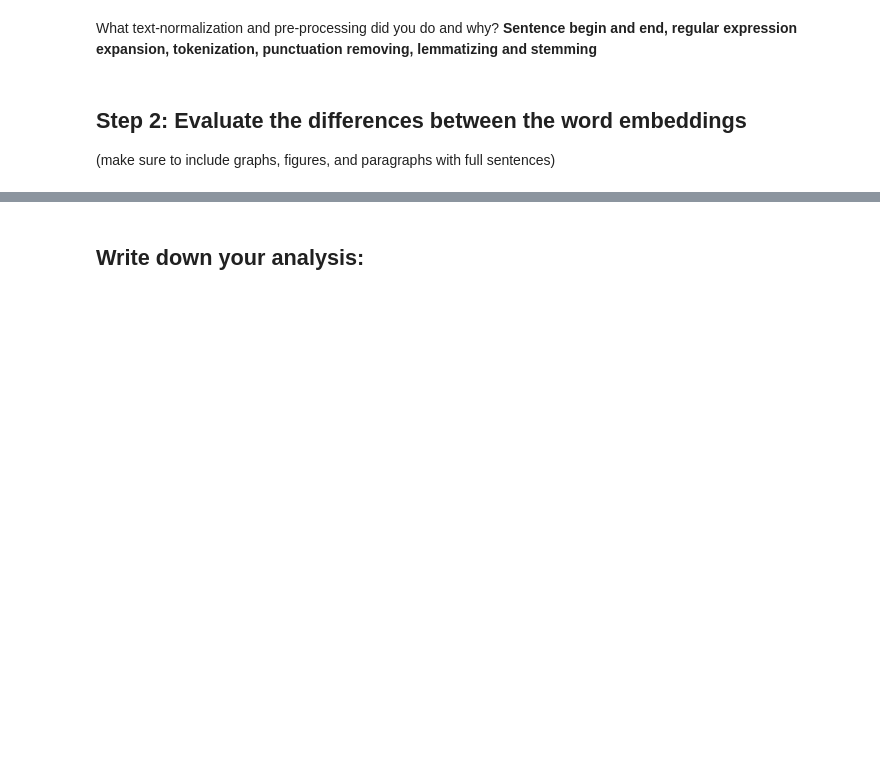
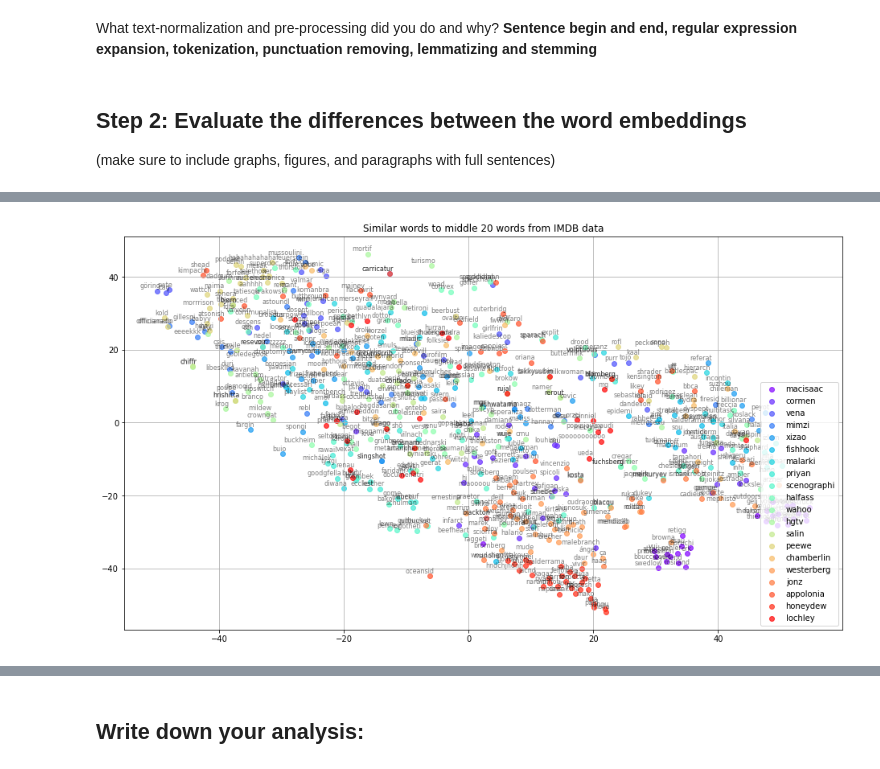
Before and after one commit to zgvera/word_embeddings_nlp_classproject, a Jupyter notebook: wordembeddings.ipynb, the cells around one changed output, grey strips where cells are left out. Drawn from its saved outputs; the diff is of its cells as text; code cells hidden in the pictures; blank space fills up the shorter version.

```diff
--- a/wordembeddings.ipynb
+++ b/wordembeddings.ipynb
@@ -335,0 +283,7 @@ tsne_plot_similar_words('Similar words to least common 20 words from IMDB data',
+# %%
+tsne_plot_keys(our_model.wv.index_to_key[28420:28440],
+               our_model,
+               'Similar words to middle 20 words from IMDB data',
+               'imdb_similar_words_middle.png')
+# %% [output]
+[figure, added]
```
Also changed, not shown: parts of 29 cells of this notebook, 1 other file.
